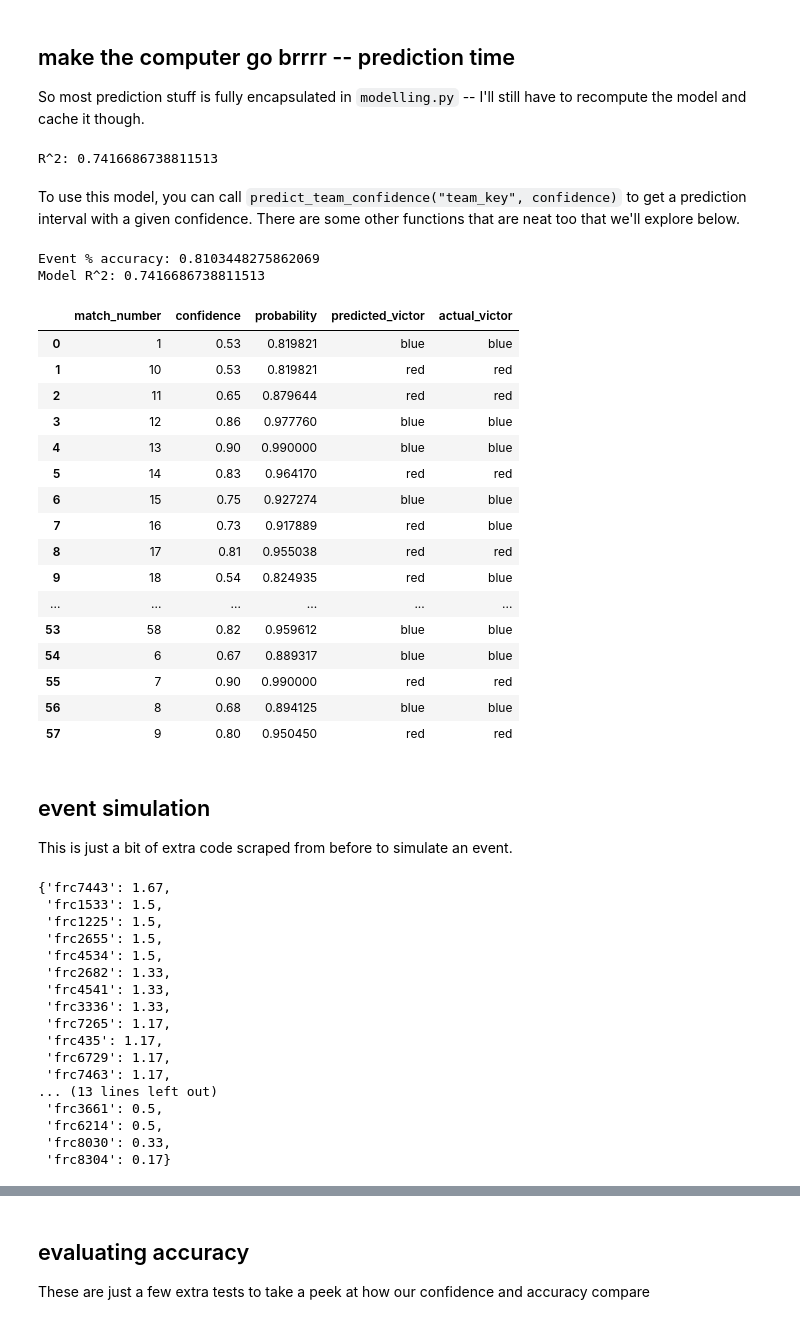
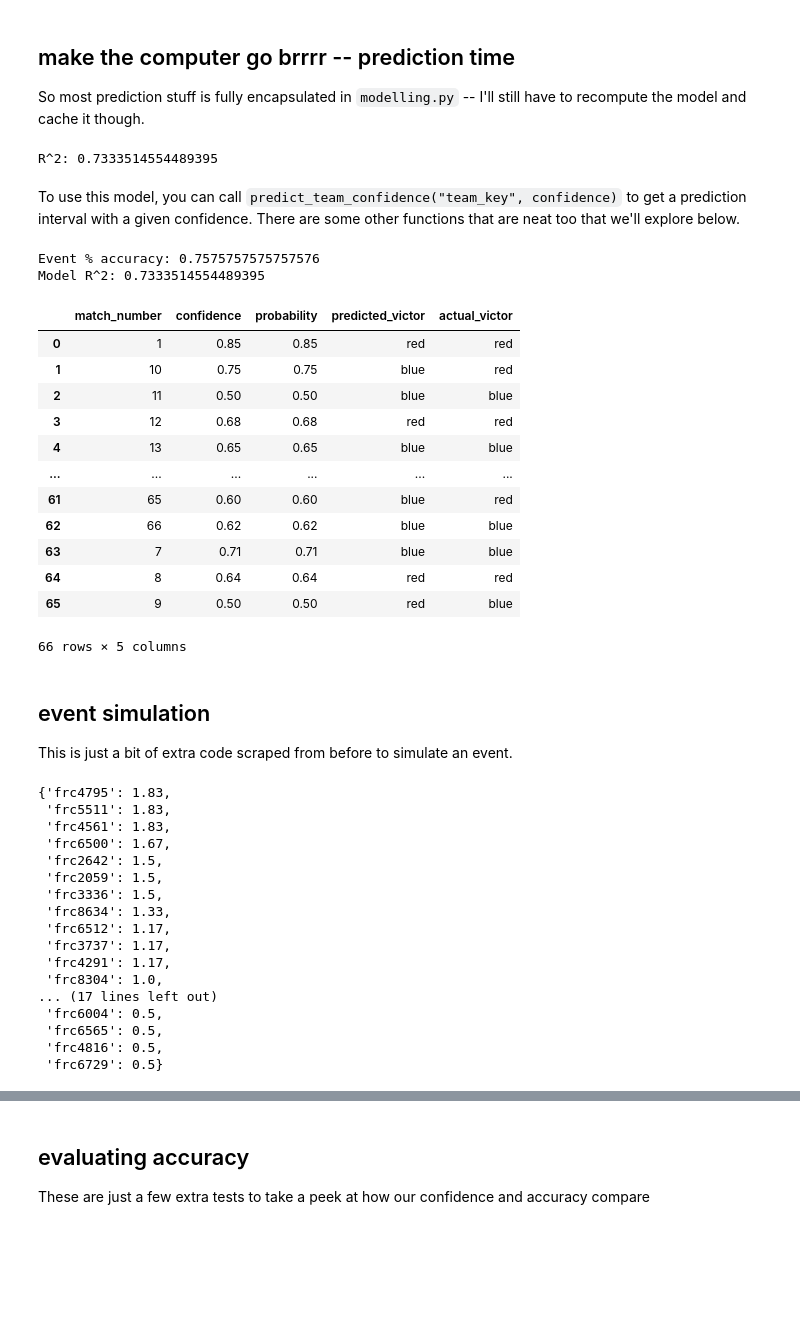
Before and after one commit to morzack/Sakurajima-Scouting, a Jupyter notebook: rebirth.ipynb, the cells around one changed output, grey strips where cells are left out. Drawn from its saved outputs; the diff is of its cells as text; code cells hidden in the pictures; blank space fills up the shorter version.

```diff
--- a/rebirth.ipynb
+++ b/rebirth.ipynb
@@ -91,17 +103,15 @@ team_component_opr = pd.read_csv(f'{data_folder}/cache/team-component-opr.csv')
 
 So most prediction stuff is fully encapsulated in `modelling.py` -- I'll still have to recompute the model and cache it though.
 # %%
-full_features = ['cells_bottom_auto', 'cells_bottom_teleop', 'cells_inner_auto', 'cells_inner_teleop', 'cells_outer_auto', 'cells_outer_teleop', 'mean_endgame']
+full_features = ['cargo_lower_auto', 'cargo_lower_teleop', 'cargo_upper_auto', 'cargo_upper_teleop', 'mean_endgame']
 
 # the model requires "normalization" to make all the values point-based instead of quantity-based
 # obviously this will change year-year
 team_component_opr_normalized = team_component_opr.copy(deep=True)
-team_component_opr_normalized['cells_bottom_auto'] *= 2
-team_component_opr_normalized['cells_bottom_teleop'] *= 1
-team_component_opr_normalized['cells_inner_auto'] *= 6
-team_component_opr_normalized['cells_inner_teleop'] *= 3
-team_component_opr_normalized['cells_outer_auto'] *= 4
-team_component_opr_normalized['cells_outer_teleop'] *= 2
+team_component_opr_normalized['cargo_lower_auto'] *= 2
+team_component_opr_normalized['cargo_lower_teleop'] *= 1
+team_component_opr_normalized['cargo_upper_auto'] *= 4
+team_component_opr_normalized['cargo_upper_teleop'] *= 2
 
 score_model = modelling.ScorePredictor(full_features, team_component_opr_normalized)
 print(f'R^2: {score_model.r2}')
@@ -120,7 +130,7 @@ score_model_complete.save(
     team_data_file=f"{data_folder}/models/team_data.csv"
 )
 # %% [output]
-R^2: 0.7416686738811513
+R^2: 0.7333514554489395
 # %% [markdown]
 To use this model, you can call `predict_team_confidence("team_key", confidence)` to get a prediction interval with a given confidence. There are some other functions that are neat too that we'll explore below.
 # %%
@@ -131,39 +141,35 @@ score_model_complete = modelling.ScoreModelOpr(
 )
 # %%
 # demo of prediction tools
-event_predicting = 'week2/2020ncpem'
+event_predicting = 'week2/2022ncgre'
 predicting_matches, _, _, _, _ = load_data_event(event_predicting)
 
 event_predictions = score_model_complete.predict_scores_event(predicting_matches, confidence_bounds=(0.5, 0.99), feedback=True)
 
 # get accuracy of an event. useful code snippet
 correct_predictions = event_predictions.loc[event_predictions['predicted_victor'] == event_predictions['actual_victor']]
 incorrect_predictions = event_predictions.loc[event_predictions['predicted_victor'] != event_predictions['actual_victor']]
 
 print(f'Event % accuracy: {correct_predictions.shape[0] / event_predictions.shape[0]}')
 print(f'Model R^2: {score_model_complete.score_model.r2}')
 
 event_predictions
 # %% [output]
-Event % accuracy: 0.8103448275862069
-Model R^2: 0.7416686738811513
+Event % accuracy: 0.7575757575757576
+Model R^2: 0.7333514554489395
 |  | match_number | confidence | probability | predicted_victor | actual_victor |
-| 0 | 1 | 0.53 | 0.819821 | blue | blue |
-| 1 | 10 | 0.53 | 0.819821 | red | red |
-| 2 | 11 | 0.65 | 0.879644 | red | red |
-| 3 | 12 | 0.86 | 0.977760 | blue | blue |
-| 4 | 13 | 0.90 | 0.990000 | blue | blue |
-| 5 | 14 | 0.83 | 0.964170 | red | red |
-| 6 | 15 | 0.75 | 0.927274 | blue | blue |
-| 7 | 16 | 0.73 | 0.917889 | red | blue |
-| 8 | 17 | 0.81 | 0.955038 | red | red |
-| 9 | 18 | 0.54 | 0.824935 | red | blue |
+| 0 | 1 | 0.85 | 0.85 | red | red |
+| 1 | 10 | 0.75 | 0.75 | blue | red |
+| 2 | 11 | 0.50 | 0.50 | blue | blue |
+| 3 | 12 | 0.68 | 0.68 | red | red |
+| 4 | 13 | 0.65 | 0.65 | blue | blue |
 | ... | ... | ... | ... | ... | ... |
-| 53 | 58 | 0.82 | 0.959612 | blue | blue |
-| 54 | 6 | 0.67 | 0.889317 | blue | blue |
-| 55 | 7 | 0.90 | 0.990000 | red | red |
-| 56 | 8 | 0.68 | 0.894125 | blue | blue |
-| 57 | 9 | 0.80 | 0.950450 | red | red |
+| 61 | 65 | 0.60 | 0.60 | blue | red |
+| 62 | 66 | 0.62 | 0.62 | blue | blue |
+| 63 | 7 | 0.71 | 0.71 | blue | blue |
+| 64 | 8 | 0.64 | 0.64 | red | red |
+| 65 | 9 | 0.50 | 0.50 | red | blue |
+66 rows × 5 columns
 # %% [markdown]
 ## event simulation
 
@@ -191,23 +197,23 @@ for _, match in event_predictions.iterrows():
 team_ranking_points = {k: round(np.mean(v), 2) for k, v in reversed(sorted(team_ranking_points.items(), key=lambda x: np.mean(x[1])))}
 team_ranking_points # average RP per match per team
 # %% [output]
-{'frc7443': 1.67,
- 'frc1533': 1.5,
- 'frc1225': 1.5,
- 'frc2655': 1.5,
- 'frc4534': 1.5,
- 'frc2682': 1.33,
- 'frc4541': 1.33,
- 'frc3336': 1.33,
- 'frc7265': 1.17,
- 'frc435': 1.17,
- 'frc6729': 1.17,
- 'frc7463': 1.17,
-... (13 lines left out)
- 'frc3661': 0.5,
- 'frc6214': 0.5,
- 'frc8030': 0.33,
- 'frc8304': 0.17}
+{'frc4795': 1.83,
+ 'frc5511': 1.83,
+ 'frc4561': 1.83,
+ 'frc6500': 1.67,
+ 'frc2642': 1.5,
+ 'frc2059': 1.5,
+ 'frc3336': 1.5,
+ 'frc8634': 1.33,
+ 'frc6512': 1.17,
+ 'frc3737': 1.17,
+ 'frc4291': 1.17,
+ 'frc8304': 1.0,
+... (17 lines left out)
+ 'frc6004': 0.5,
+ 'frc6565': 0.5,
+ 'frc4816': 0.5,
+ 'frc6729': 0.5}
 # %%
 # let's simulate finals and predict which alliance will come out on top
 alliances = [
```
Also changed, not shown: parts of 6 cells of this notebook, 4 other files.
